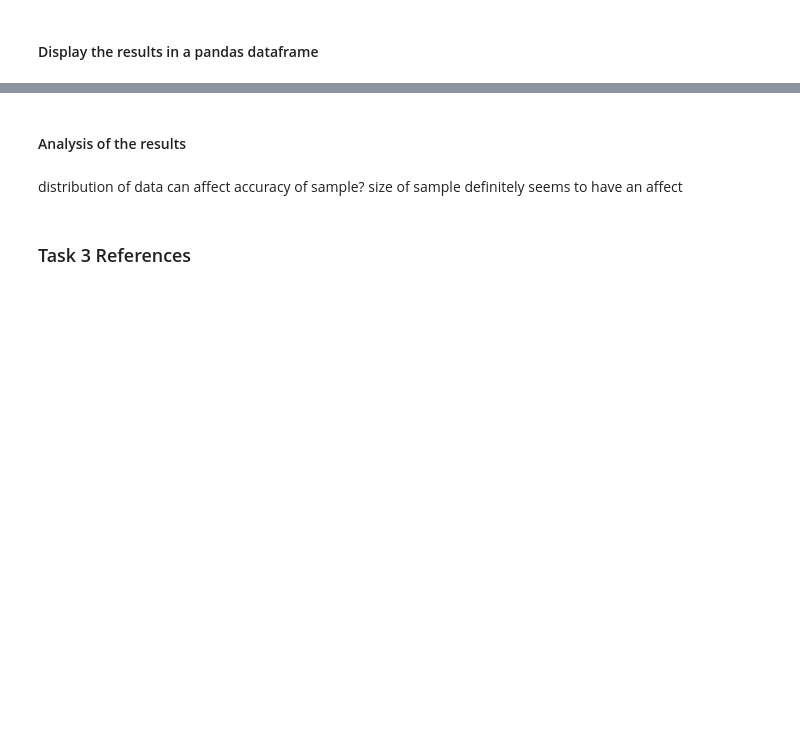
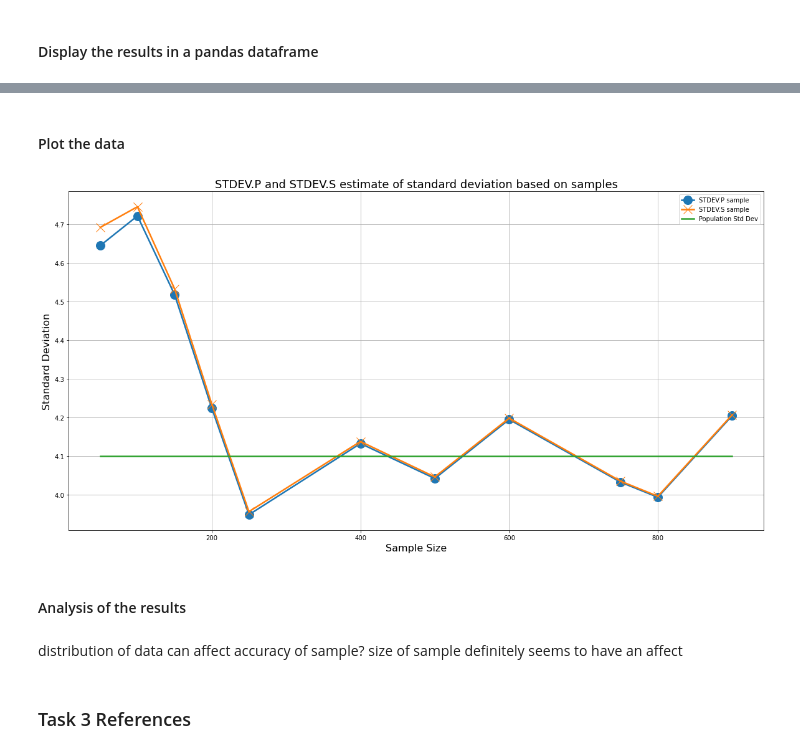
Before and after one commit to johndunne2019/Tasks-2020-Machine-Learning-and-Statistics, a Jupyter notebook: Tasks.ipynb, the cells around one changed output, grey strips where cells are left out. Cells and saved outputs as stored; diff of their text form; code cells hidden in the pictures; blank space fills up the shorter version.

```diff
--- a/Tasks.ipynb
+++ b/Tasks.ipynb
@@ -987,3 +1039,19 @@ df.T
+# %% [markdown]
+#### Plot the data
+# %%
+plt.rcParams['figure.figsize'] = (20, 10)
+plt.rcParams['lines.linewidth'] = 2.5
+
+plt.plot(df['STDEV.P Sample'], marker = 'o', markersize = 14, label = 'STDEV.P sample')
+plt.plot(df['STDEV.S Sample'], marker = 'x', markersize = 14, label = 'STDEV.S sample')
+plt.plot(df['STDEV.P Population'], label = 'Population Std Dev')
+plt.title("STDEV.P and STDEV.S estimate of standard deviation based on samples", fontsize = 18)
+plt.xlabel("Sample Size", fontsize = 16)
+plt.ylabel("Standard Deviation", fontsize = 16)
+plt.legend()
+plt.grid()
+# %% [output]
+[figure, added]
 # %% [markdown]
 #### Analysis of the results
 # %% [markdown]
```
Also changed, not shown: parts of 18 cells of this notebook.
